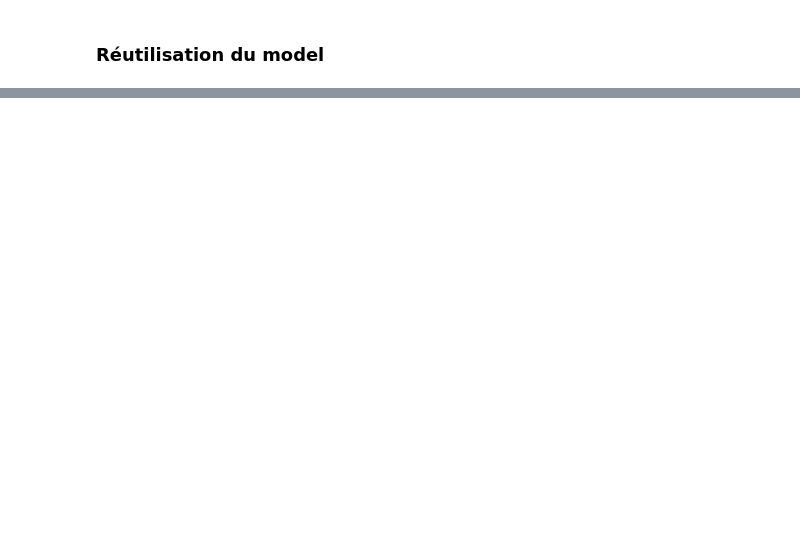
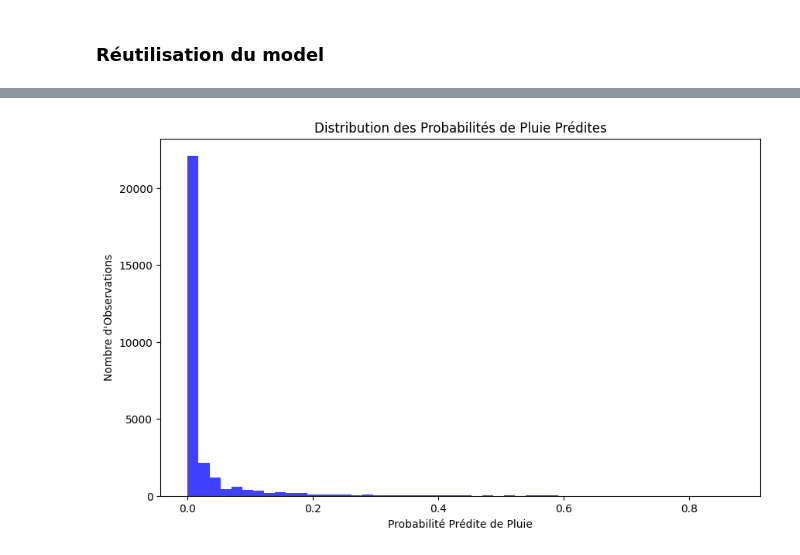
Before and after one commit to StAntho/WeatherPrevisions, a Jupyter notebook: classification.ipynb, the cells around one changed output, grey strips where cells are left out. Saved outputs shown, nothing was run; the diff lists cells and outputs as text; code cells hidden in the pictures; blank space fills up the shorter version.

```diff
--- a/classification.ipynb
+++ b/classification.ipynb
@@ -198,0 +273,12 @@ else:
+# %%
+# Calculer les probabilités de pluie pour l'ensemble de test
+probabilites_pluie = model.predict_proba(X_test)[:, 1]
+
+plt.figure(figsize=(10, 6))
+plt.hist(probabilites_pluie, bins=50, alpha=0.75, color='blue')
+plt.title('Distribution des Probabilités de Pluie Prédites')
+plt.xlabel('Probabilité Prédite de Pluie')
+plt.ylabel('Nombre d\'Observations')
+plt.show()
+# %% [output]
+[figure, added]
```
Also changed, not shown: parts of 20 cells of this notebook.
